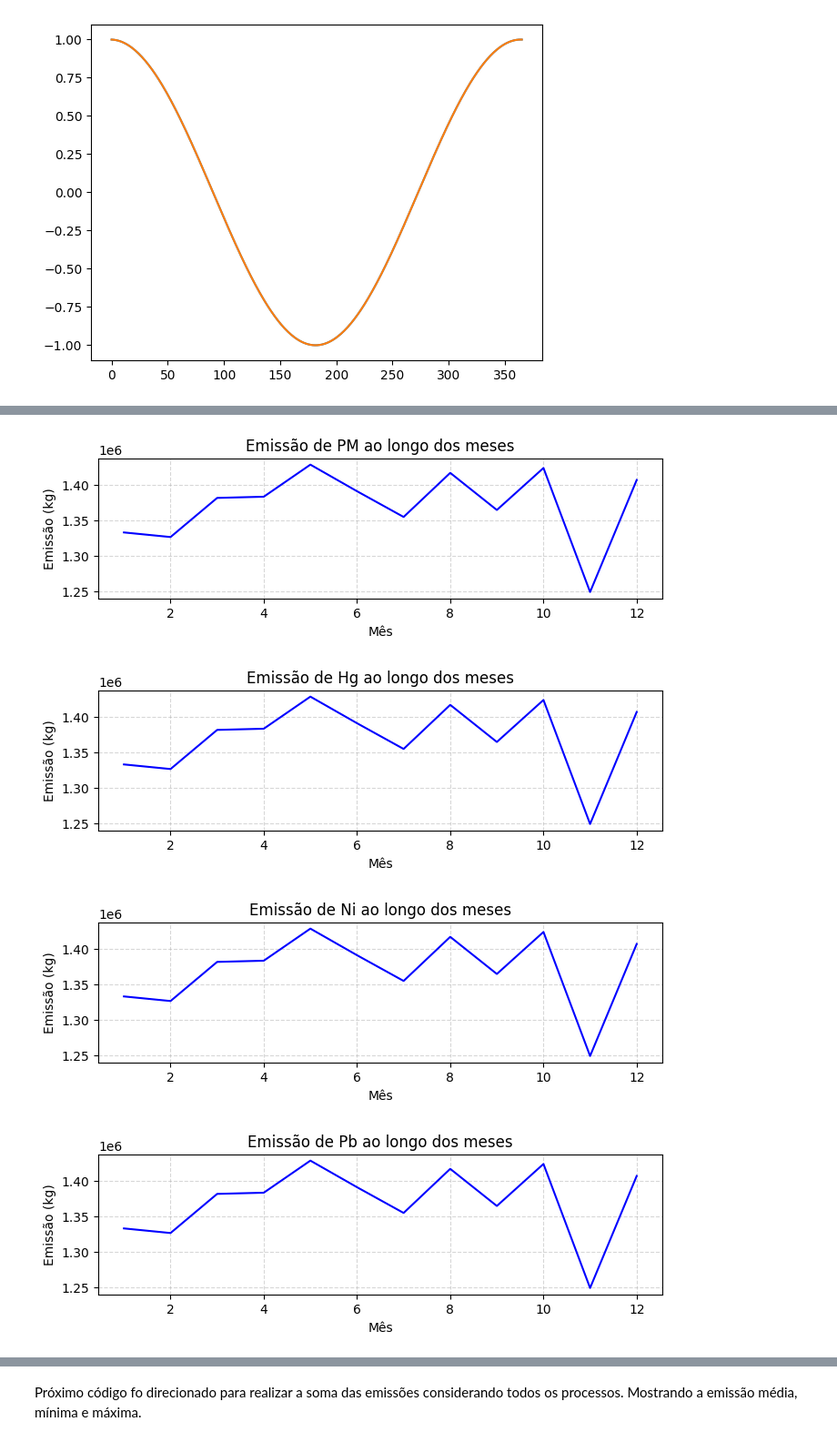
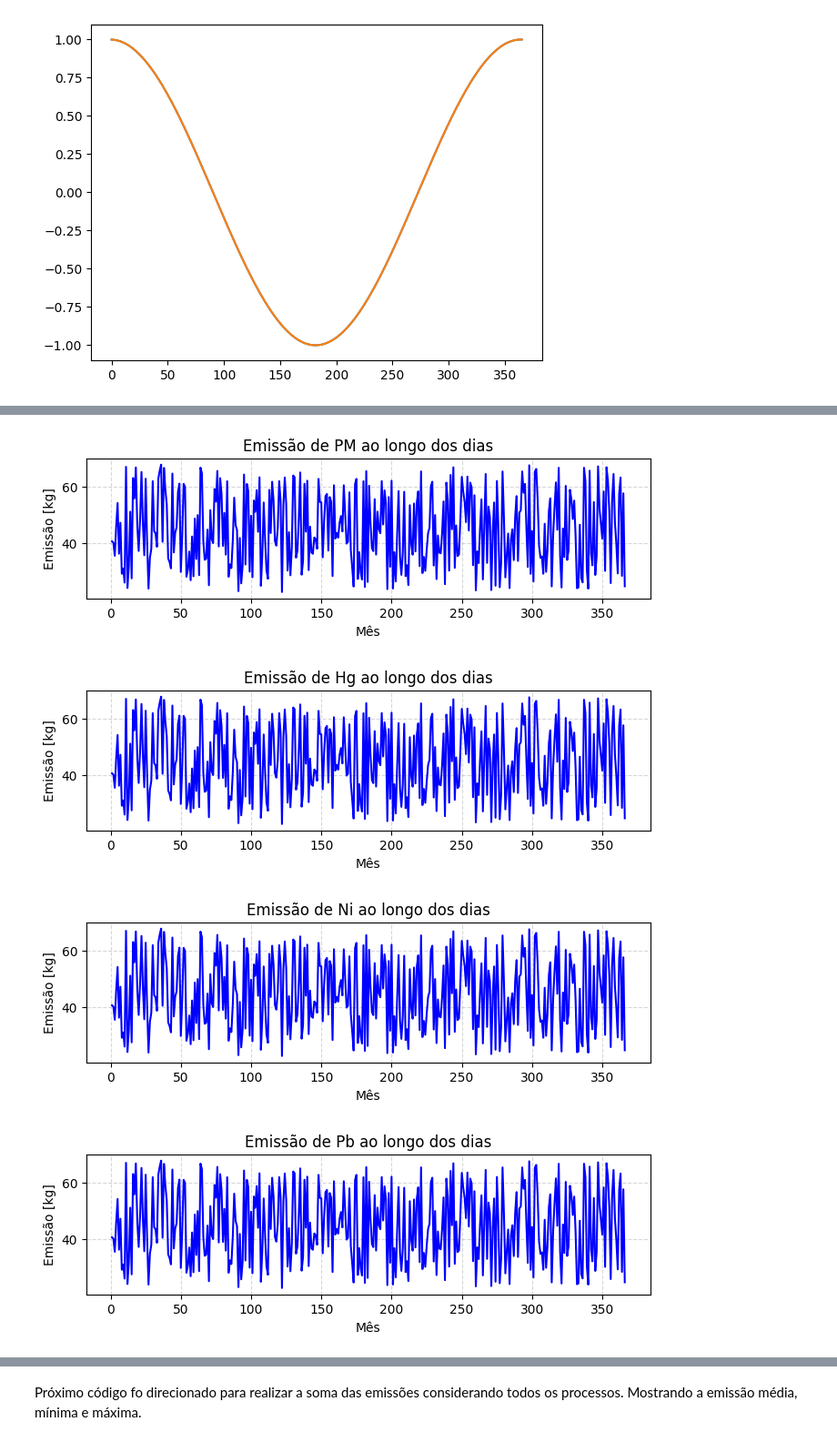
Before and after one commit to SergioStrackJunior/ENS5173_airpolution, a Jupyter notebook: Atividade01_01.ipynb, the cells around one changed output, grey strips where cells are left out. Shown at 91% size. Saved outputs shown, nothing was run; the diff lists cells and outputs as text; code cells hidden in the pictures.

```diff
--- a/Atividade01_01.ipynb
+++ b/Atividade01_01.ipynb
@@ -137,8 +138,8 @@ Emissões estimadas: [578467.41, 417.21299999999997, 259.6143, 5001.4824, 78369.
 # Utilizando o método de monte carlo.
 # Criando vetor com os valores de máxima e miníma de atividade;
 import numpy as np
-atvMax = 67950 #kg/dia
-atvMin = 22650 #kg/dia
+atvMax = 67.5 #ton/dia
+atvMin = 22.65 #ton/dia
 n = 365
 atv = (atvMax - atvMin)*np.random.rand(n) + atvMin #valores que representam a concentração dos poluentes;
 
@@ -280,22 +281,22 @@ print (df)
 [366 rows x 7 columns]
 # %%
 # Gráfico para emissão mensal de cada poluente;
-emissoes_mensais = {}
+emissoes_dia = {}
 for poluente in fe.columns[1:]:
     # Somando as emissões diárias
-    emissoes_mensais[poluente] = df.groupby('Mes')['producao_diaria'].sum()
+    emissoes_dia[poluente] = df.groupby('Dia do Ano')['producao_diaria'].sum()
 
 # Gráfios
-for poluente, emissao_mensal in emissoes_mensais.items():
+for poluente, emissao_dia in emissoes_dia.items():
     plt.figure(figsize=(8, 2))
-    plt.plot(emissao_mensal.index, emissao_mensal.values, color='blue')
-    plt.title(f'Emissão de {poluente} ao longo dos meses')
+    plt.plot(emissao_dia.index, emissao_dia.values, color='blue')
+    plt.title(f'Emissão de {poluente} ao longo dos dias')
     plt.xlabel('Mês')
-    plt.ylabel('Emissão (kg)')
+    plt.ylabel('Emissão [kg]')
     plt.grid(True, linestyle='--', alpha=0.5)  # Adicionando linhas de grade
     plt.show()
 # %% [output]
-[figure, old version]
+[figure, new version]
-[figure, old version]
+[figure, new version]
-[figure, old version]
+[figure, new version]
-[figure, old version]
+[figure, new version]
```
Also changed, not shown: parts of 9 cells of this notebook, 2 other files.
